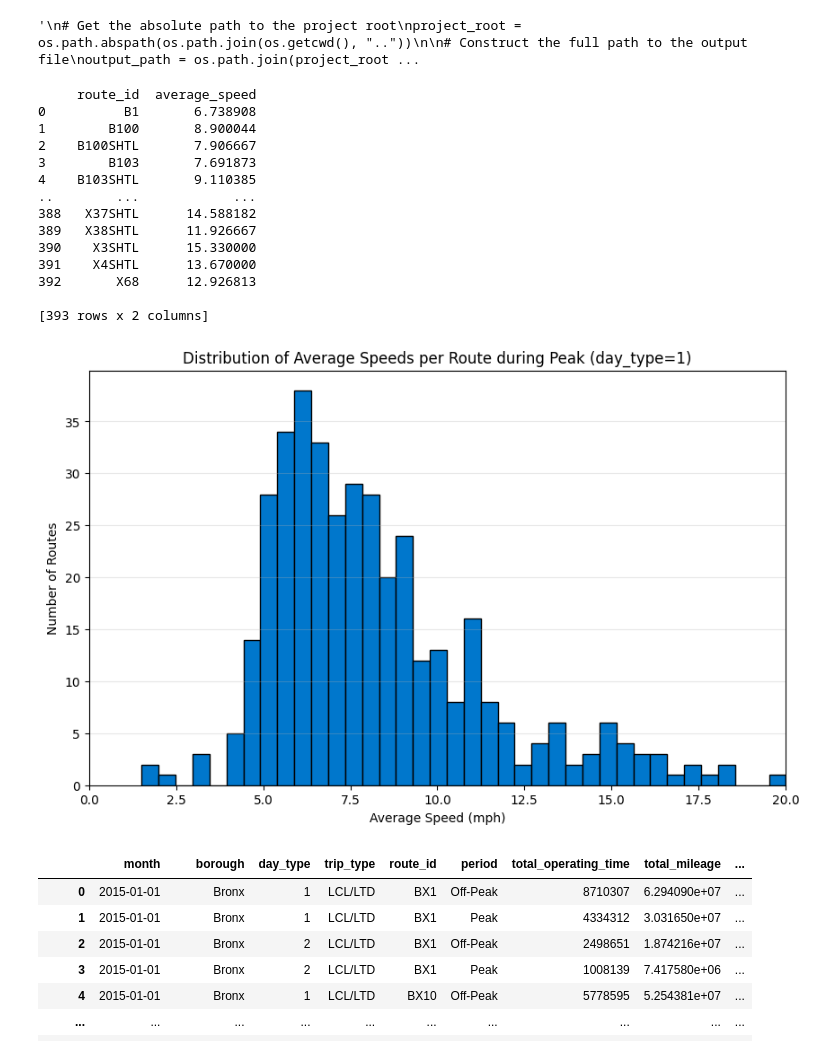
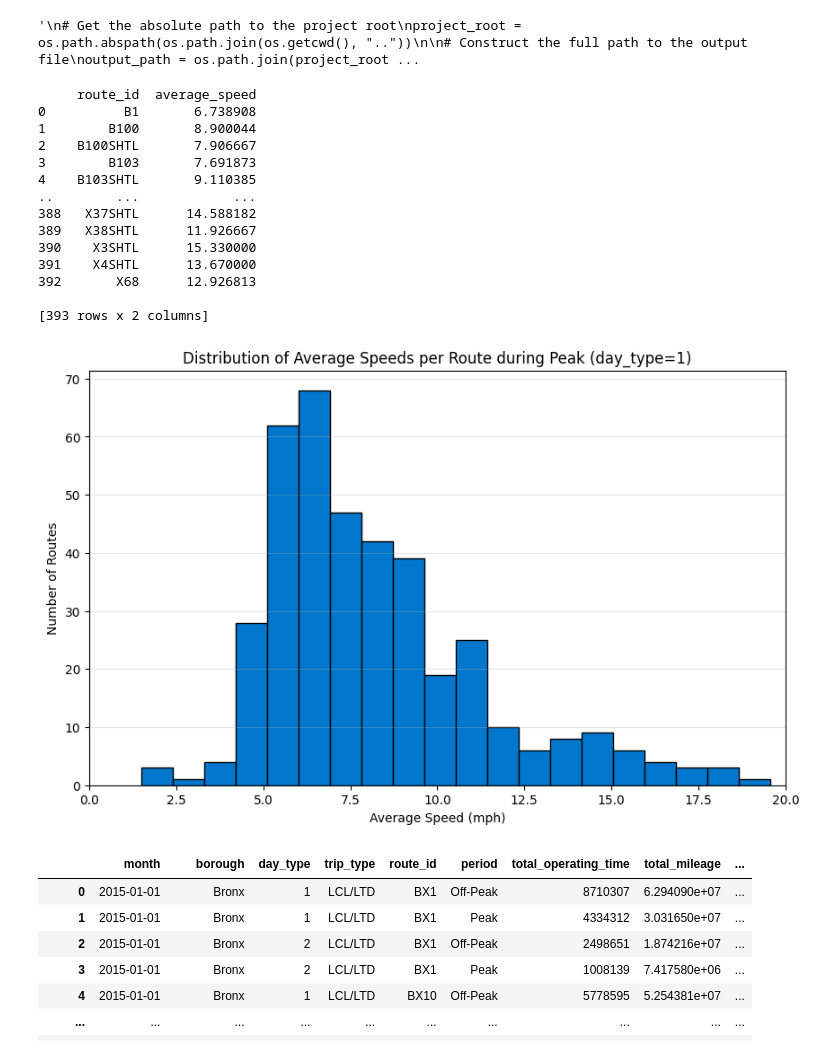
Before and after one commit to djbrown227/fare_evasion, a Jupyter notebook: notebooks/02_data_cleaning.ipynb, the cells around one changed output. Cells and saved outputs as stored; diff of their text form; code cells hidden in the pictures.

```diff
--- a/notebooks/02_data_cleaning.ipynb
+++ b/notebooks/02_data_cleaning.ipynb
@@ -701,35 +701,35 @@ peak_df = df[(df['period'] == 'Peak') & (df['day_type'] == 1)]
 avg_speed_per_route = peak_df.groupby('route_id')['average_speed'].mean().reset_index()
 
 print(avg_speed_per_route)
 avg_speed_per_route = avg_speed_per_route[avg_speed_per_route['average_speed'] < 20]
 
 avg_speed_per_route = avg_speed_per_route.reset_index(drop=True)
 
 # 3. Plot histogram
 plt.figure(figsize=(10,6))
-plt.hist(avg_speed_per_route['average_speed'], bins=100, color='#0077cc', edgecolor='black')
+plt.hist(avg_speed_per_route['average_speed'], bins=20, color='#0077cc', edgecolor='black')
 plt.title('Distribution of Average Speeds per Route during Peak (day_type=1)')
 plt.xlabel('Average Speed (mph)')
 plt.ylabel('Number of Routes')
 plt.xlim(0, 20)  # Cut off at 20 mph
 plt.grid(axis='y', alpha=0.3)
 plt.show()
 # %% [output]
      route_id  average_speed
 0          B1       6.738908
 1        B100       8.900044
 2    B100SHTL       7.906667
 3        B103       7.691873
 4    B103SHTL       9.110385
 ..        ...            ...
 388   X37SHTL      14.588182
 389   X38SHTL      11.926667
 390    X3SHTL      15.330000
 391    X4SHTL      13.670000
 392       X68      12.926813
 
 [393 rows x 2 columns]
-[figure, old version]
+[figure, new version]
 # %%
 df_bus_speed
 # %% [output]
```
Also changed, not shown: 4 other files.
